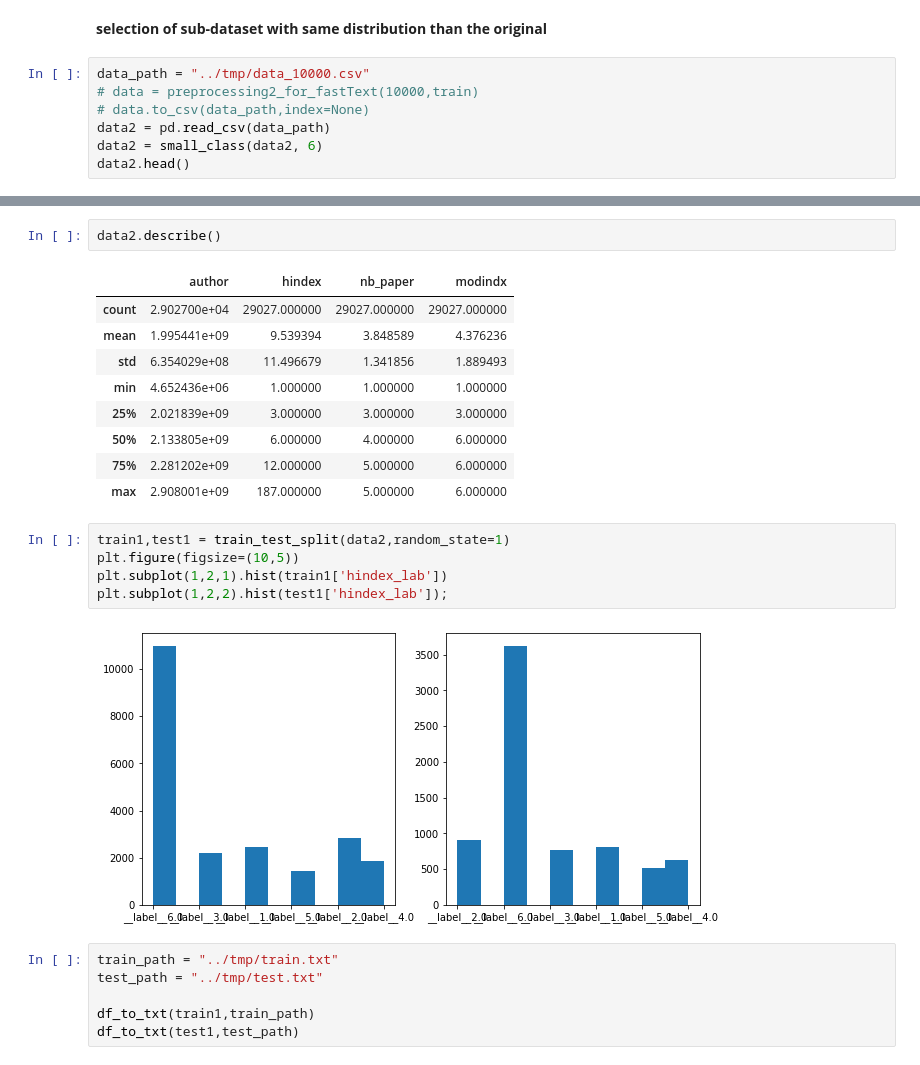
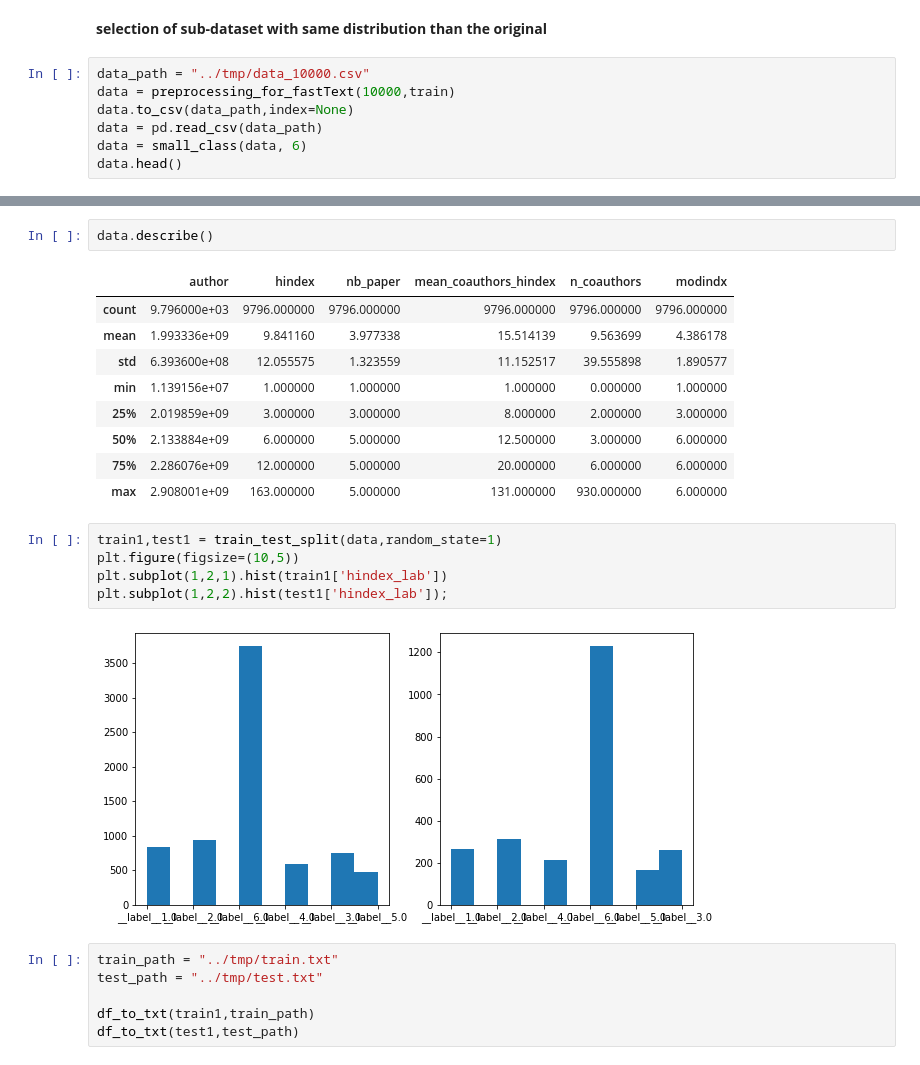
Before and after one commit to gostreap/h_index, a Jupyter notebook: src/fasttext.ipynb, the cells around one changed output, grey strips where cells are left out. Cells and saved outputs as stored; diff of their text form.

Commit message:
Add n_coauthors and mean_coauthors_index to features for regression

```diff
--- a/src/fasttext.ipynb
+++ b/src/fasttext.ipynb
@@ -38,9 +38,9 @@ plt.hist(x=train['hindex'],bins=187)
 **selection of sub-dataset with same distribution than the original**
 # %%
 data_path = "../tmp/data_10000.csv"
-# data = preprocessing2_for_fastText(10000,train)
-# data.to_csv(data_path,index=None)
-data2 = pd.read_csv(data_path)
-data2 = small_class(data2, 6)
-data2.head()
+data = preprocessing_for_fastText(10000,train)
+data.to_csv(data_path,index=None)
+data = pd.read_csv(data_path)
+data = small_class(data, 6)
+data.head()
 # %% [output]
@@ -53,22 +53,22 @@ data2.head()
 # %%
-data2.describe()
+data.describe()
 # %% [output]
-|  | author | hindex | nb_paper | modindx |
-| count | 2.902700e+04 | 29027.000000 | 29027.000000 | 29027.000000 |
-| mean | 1.995441e+09 | 9.539394 | 3.848589 | 4.376236 |
-| std | 6.354029e+08 | 11.496679 | 1.341856 | 1.889493 |
-| min | 4.652436e+06 | 1.000000 | 1.000000 | 1.000000 |
-| 25% | 2.021839e+09 | 3.000000 | 3.000000 | 3.000000 |
-| 50% | 2.133805e+09 | 6.000000 | 4.000000 | 6.000000 |
-| 75% | 2.281202e+09 | 12.000000 | 5.000000 | 6.000000 |
-| max | 2.908001e+09 | 187.000000 | 5.000000 | 6.000000 |
+|  | author | hindex | nb_paper | mean_coauthors_hindex | n_coauthors | modindx |
+| count | 9.796000e+03 | 9796.000000 | 9796.000000 | 9796.000000 | 9796.000000 | 9796.000000 |
+| mean | 1.993336e+09 | 9.841160 | 3.977338 | 15.514139 | 9.563699 | 4.386178 |
+| std | 6.393600e+08 | 12.055575 | 1.323559 | 11.152517 | 39.555898 | 1.890577 |
+| min | 1.139156e+07 | 1.000000 | 1.000000 | 1.000000 | 0.000000 | 1.000000 |
+| 25% | 2.019859e+09 | 3.000000 | 3.000000 | 8.000000 | 2.000000 | 3.000000 |
+| 50% | 2.133884e+09 | 6.000000 | 5.000000 | 12.500000 | 3.000000 | 6.000000 |
+| 75% | 2.286076e+09 | 12.000000 | 5.000000 | 20.000000 | 6.000000 | 6.000000 |
+| max | 2.908001e+09 | 163.000000 | 5.000000 | 131.000000 | 930.000000 | 6.000000 |
 # %%
-train1,test1 = train_test_split(data2,random_state=1)
+train1,test1 = train_test_split(data,random_state=1)
 plt.figure(figsize=(10,5))
 plt.subplot(1,2,1).hist(train1['hindex_lab'])
 plt.subplot(1,2,2).hist(test1['hindex_lab']);
 # %% [output]
-[figure, old version]
+[figure, new version]
 # %%
 train_path = "../tmp/train.txt"
 test_path = "../tmp/test.txt"
```
Also changed, not shown: parts of 14 cells of this notebook, 5 other files.
